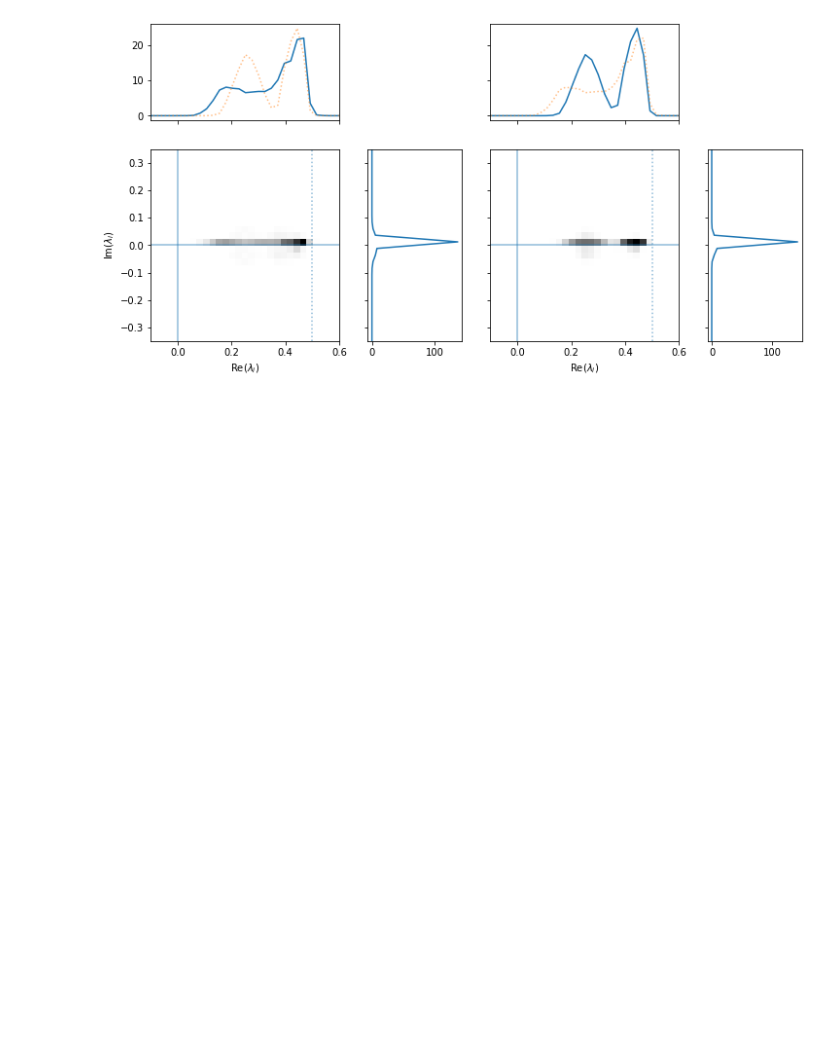
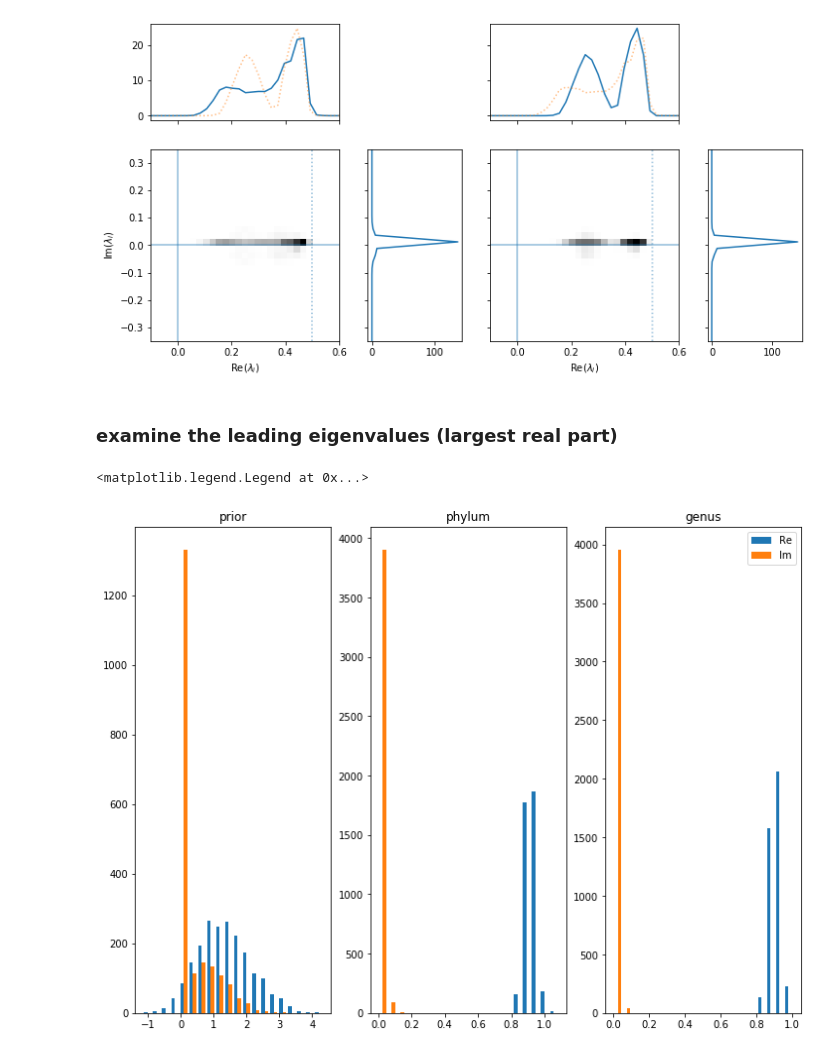
Before and after one commit to gregbritten/ecological_stability, a Jupyter notebook: py_code/null_eigenvalue_distributions_p4.ipynb, the cells around one changed output. Drawn from its saved outputs; the diff is of its cells as text; code cells hidden in the pictures; blank space fills up the shorter version.

```diff
--- a/py_code/null_eigenvalue_distributions_p4.ipynb
+++ b/py_code/null_eigenvalue_distributions_p4.ipynb
@@ -247,3 +247,39 @@ for ax in axs[0,1::2]:
     ax.set_visible(False)
 # %% [output]
 [figure]
+# %% [markdown]
+### examine the leading eigenvalues (largest real part)
+# %%
+leadeig = {}
+
+def get_leadeig(matrix):
+    eig = np.linalg.eigvals(matrix)
+    #eig.sort(key=lambda x: x.real)
+    return np.sort_complex(eig)[-1]
+
+leadeig['prior'] = np.full((niter,2), fill_value=np.nan)
+for i in range(niter):
+    eig = get_leadeig(np.random.normal(size=(p,p), loc=phi_mu, scale=phi_sigma))
+    leadeig['prior'][i,0] = eig.real
+    leadeig['prior'][i,1] = eig.imag
+
+leadeig['phylum'] = np.full((mcmc['PHI'].shape[0],2), fill_value=np.nan)
+for i in range(mcmc['PHI'].shape[0]):
+    eig = get_leadeig(mcmc['PHI'][i,:,:])
+    leadeig['phylum'][i,0] = eig.real
+    leadeig['phylum'][i,1] = eig.imag
+
+leadeig['genus'] = np.full((mcmc_gen['PHI'].shape[0],2), fill_value=np.nan)
+for i in range(mcmc_gen['PHI'].shape[0]):
+    eig = get_leadeig(mcmc_gen['PHI'][i,:,:])
+    leadeig['genus'][i,0] = eig.real
+    leadeig['genus'][i,1] = eig.imag
+# %%
+fig, axs = plt.subplots(ncols=len(leadeig), figsize=(12,9))
+for ax,name in zip(axs,leadeig):
+    ax.hist(leadeig[name], bins=20)
+    ax.set_title(name)
+ax.legend(('Re','Im'))
+# %% [output]
+<matplotlib.legend.Legend at 0x...>
+[figure, added]
```
Also changed, not shown: parts of 2 cells of this notebook, 1 other file.
